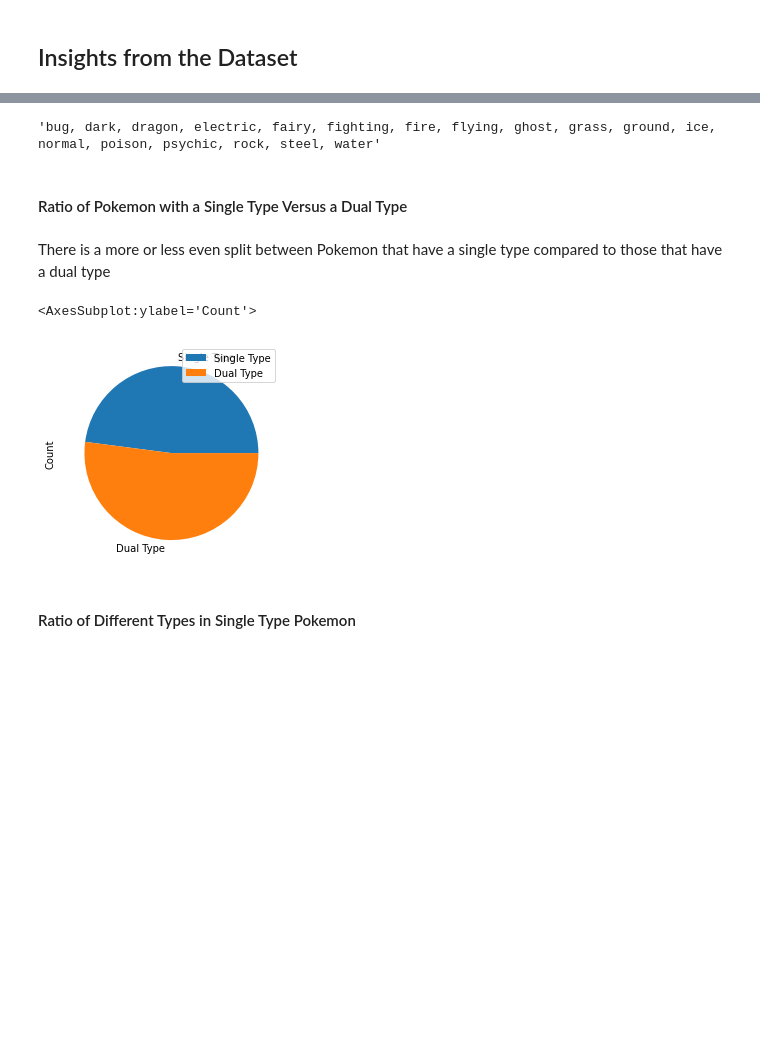
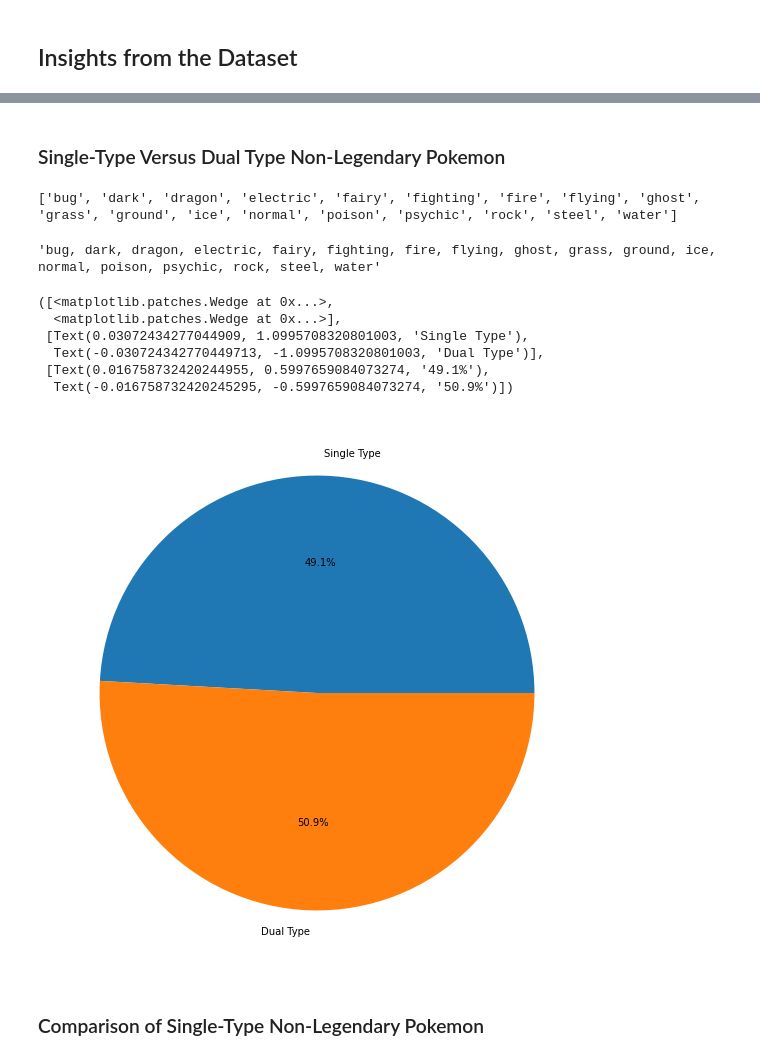
Before and after one commit to DrVenter/data_analysis_kaggle_datasets, a Jupyter notebook: The_Complete_Pokemon_Dataset/data_analysis_pokemon_dataset.ipynb, the cells around one changed output, grey strips where cells are left out. Drawn from its saved outputs; the diff is of its cells as text; code cells hidden in the pictures; blank space fills up the shorter version.

Commit message:
pokemon_dataset: changed focus to distribution of attribute scores

```diff
--- a/The_Complete_Pokemon_Dataset/data_analysis_pokemon_dataset.ipynb
+++ b/The_Complete_Pokemon_Dataset/data_analysis_pokemon_dataset.ipynb
@@ -50,0 +55,9 @@ Pokemon have several quantitative physical attributes but weight, height, attack
+# %%
+is_legendary = data[data["is_legendary"] == 1]
+not_legendary = data[data["is_legendary"] ==  0]
+
+ratio = [len(is_legendary), len(not_legendary)]
+labels = ["Legendary", "Non-Legendary"]
+
+fig, ax =plt.subplots(figsize=(10,10))
+ax.pie(ratio, labels=labels, autopct='%1.1f%%')
@@ -99,27 +90,30 @@ Pokemon can be of a variety of different types with some appearing to only have
+# %% [markdown]
+### Single-Type Versus Dual Type Non-Legendary Pokemon
 # %%
 types = list(set(data["type1"]))
 types.sort()
+print(types)
 ", ".join(types)
 # %% [output]
-'bug, dark, dragon, electric, fairy, fighting, fire, flying, ghost, grass, ground, ice, normal, poison, psychic, rock, steel, water'
+['bug', 'dark', 'dragon', 'electric', 'fairy', 'fighting', 'fire', 'flying', 'ghost', 'grass', 'ground', 'ice', 'normal', 'poison', 'psychic', 'rock', 'steel', 'water']
+'bug, dark, dragon, electric, fairy, fighting, fire, flying, ghost, grass, ground, ice, normal, poison, psychic, rock, steel, water'
-# %% [markdown]
-#### Ratio of Pokemon with a Single Type Versus a Dual Type
-# %% [markdown]
-There is a more or less even split between Pokemon that have a single type compared to those that have a dual type
 # %%
-single_type = data[data["type2"].isna()]
-dual_type = data[data["type2"].notna()]
+single_type = not_legendary[not_legendary["type2"].isna()]
+dual_type = not_legendary[not_legendary["type2"].notna()]
+single_numbers = single_type["name"].count()
+dual_numbers = dual_type["name"].count()
 
-"""single_dual = pd.DataFrame({"Count": [single_type["name"].count(), dual_type["name"].count()]}, index=["Single Type", "Dual Type"])
-single_dual.plot.pie(y="Count")"""
-
-types = [single_type, dual_type]
-fig, ax = plt.subplots()
-ax.pie(types, labels=["Single Type", "Dual Type"])
+fig, ax = plt.subplots(figsize=(10,10))
+ax.pie([single_numbers, dual_numbers], labels=["Single Type", "Dual Type"], autopct='%1.1f%%')
 # %% [output]
-<AxesSubplot:ylabel='Count'>
+([<matplotlib.patches.Wedge at 0x...>,
+  <matplotlib.patches.Wedge at 0x...>],
+ [Text(0.03072434277044909, 1.0995708320801003, 'Single Type'),
+  Text(-0.030724342770449713, -1.0995708320801003, 'Dual Type')],
+ [Text(0.016758732420244955, 0.5997659084073274, '49.1%'),
+  Text(-0.016758732420245295, -0.5997659084073274, '50.9%')])
-[figure, old version]
+[figure, new version]
 # %% [markdown]
-#### Ratio of Different Types in Single Type Pokemon
+### Comparison of Single-Type Non-Legendary Pokemon
 # %%
 single_grouped = single_type.groupby("type1").size()
```
Also changed, not shown: parts of 22 cells of this notebook.
